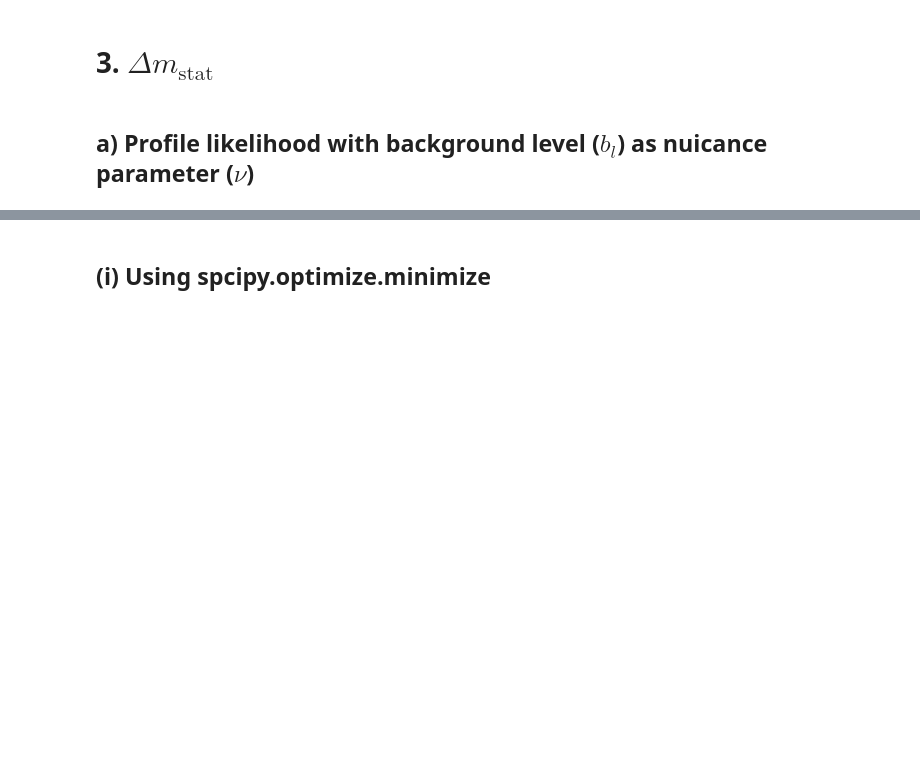
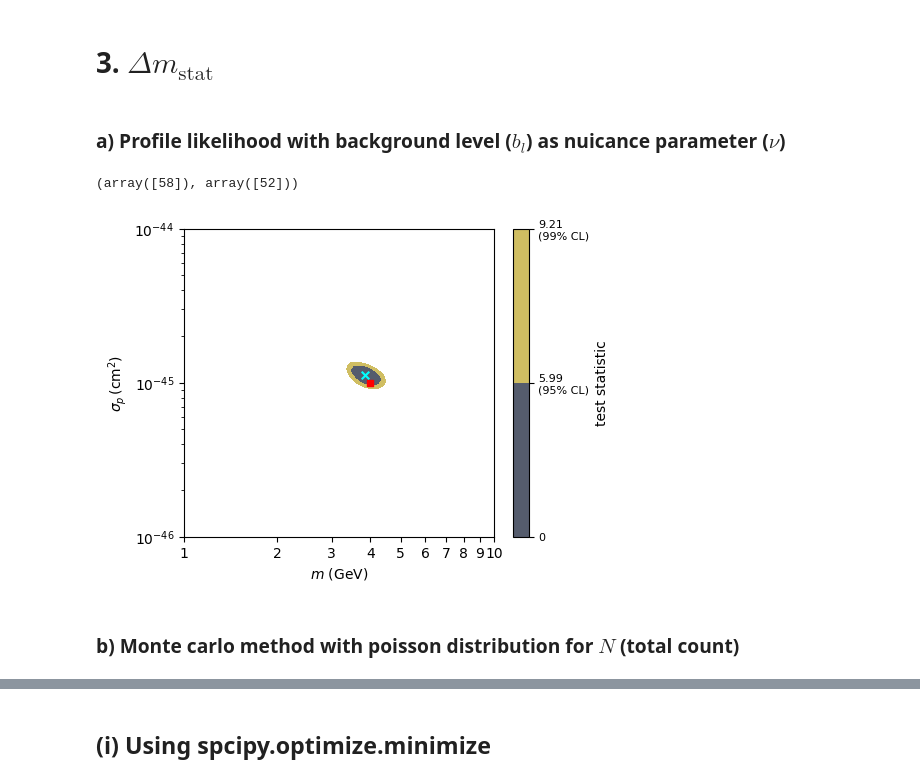
Before and after one commit to Manush19/MWlocalDM, a Jupyter notebook: Notebooks/Nuclear_recoil.ipynb, the cells around one changed output, grey strips where cells are left out. Saved outputs shown, nothing was run; the diff lists cells and outputs as text; code cells hidden in the pictures; blank space fills up the shorter version.

```diff
--- a/Notebooks/Nuclear_recoil.ipynb
+++ b/Notebooks/Nuclear_recoil.ipynb
@@ -239,4 +239,4 @@ ax.set_ylabel('Distribution')
 # %% [markdown]
 # 3. $\Delta m_\mathrm{stat}$
 # %% [markdown]
-## a) Profile likelihood with background level ($b_l$) as nuicance parameter ($\nu$)
+### a) Profile likelihood with background level ($b_l$) as nuicance parameter ($\nu$)
@@ -244,0 +279,28 @@ mocksample = nrb.mocksample(mdm=4., σp=1e-45, bl=0.001, seed=5111)
+# %%
+Lbest = np.min(Lgrid)
+indx = np.where(Lgrid == Lbest)
+print (indx)
+Tgrid = 2*(Lgrid - Lbest)
+
+fig,ax = plt.subplots(figsize = (5,4))
+cf = ax.contourf(Mgrid, Sgrid, Tgrid, levels = [0,5.99,9.21], cmap = 'cividis')
+
+cb = fig.colorbar(cf, label='test statistic')
+cb.set_ticklabels(['0', '5.99\n(95% CL)', '9.21\n(99% CL)'], size=8)
+
+ax.scatter(4., 1e-45, c='r', marker='s', s=15, label='Input')
+ax.scatter(Mgrid[indx], Sgrid[indx], c='cyan', marker='x', s=30, lw=1.5, label='MLE')
+
+ax.set_xscale('log')
+ax.set_yscale('log')
+ax.set_xticks([1,2,3,4,5,6,7,8,9,10], [1,2,3,4,5,6,7,8,9,10])
+
+ax.set_xlabel('$m$ (GeV)')[1,2,3,4,5,6,7,8,9,10]
+ax.set_ylabel('$\sigma_p \, (\mathrm{cm}^2)$');
+
+# plt.savefig('../Output/figures/nuclear/test_statistic_bl_2.png', bbox_inches = 'tight', dpi = 300)
+# %% [output]
+(array([58]), array([52]))
+[figure, added]
+# %% [markdown]
+### b) Monte carlo method with poisson distribution for $N$ (total count)
```
Also changed, not shown: parts of 14 cells of this notebook, 6 other files.
